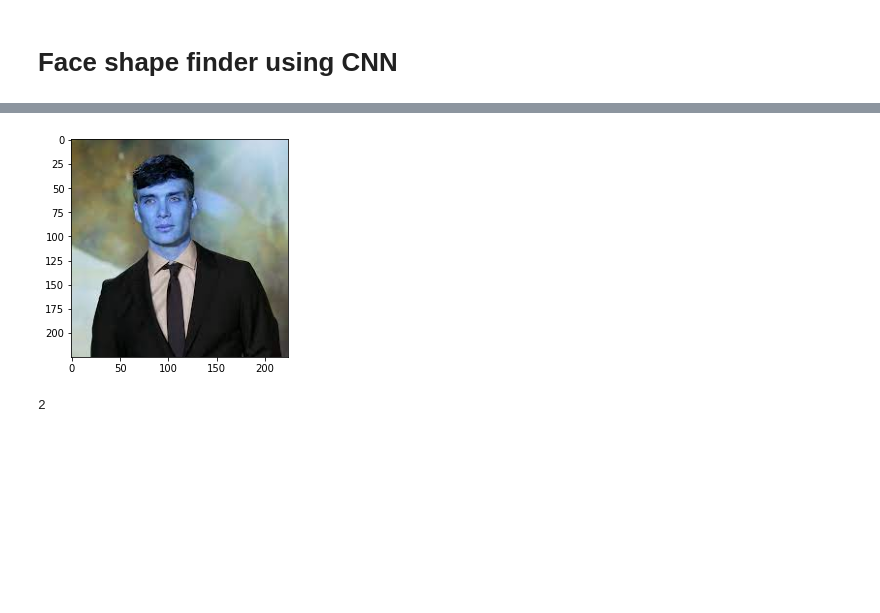
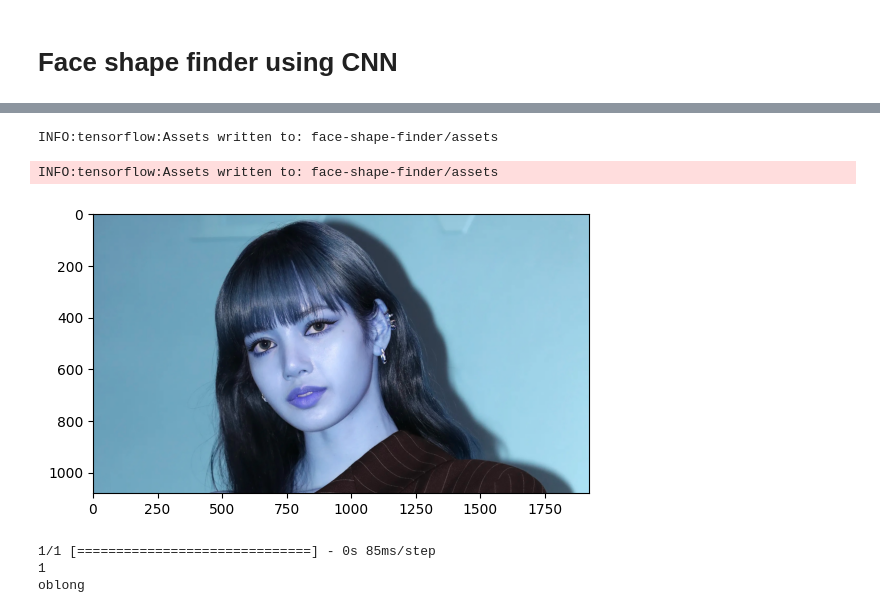
Before and after one commit to jacky96923/Hair-Salon-booking-System, a Jupyter notebook: face-shape-finder.ipynb, the cells around one changed output, grey strips where cells are left out. Drawn from its saved outputs; the diff is of its cells as text; code cells hidden in the pictures; blank space fills up the shorter version.

```diff
--- a/face-shape-finder.ipynb
+++ b/face-shape-finder.ipynb
@@ -48,5 +43,5 @@ train_dataset.class_indices
 # %%
-classess = ['diamond','heart','oblong','oval','round','square','triangle']
+classess = ['heart','oblong','oval','round','square']
 # %% [markdown]
 # Face shape finder using ANN
 # %%
@@ -54,7 +49,7 @@ ann = models.Sequential([
         layers.Flatten(input_shape=(200,200,3)),
         layers.Dense(3000, activation='relu'),
         layers.Dense(1000, activation='relu'),
-        layers.Dense(7, activation='softmax')
+        layers.Dense(5, activation='softmax')
     ])
 
 ann.compile(optimizer='SGD',
@@ -67,5 +72,5 @@ ImportError: Could not import PIL.Image. The use of `load_img` requires PIL.
 # %%
-img = cv2.imread("../input/face-shape-classification/face shape detector/diamond/download (10).jpg")
+img = cv2.imread("./test/me_photo.jpg")
 plt.imshow(img)
 plt.show()
 img = cv2.resize(img,(200,200))
@@ -92,7 +98,7 @@ cnn.add(tf.keras.layers.Conv2D(filters=32,padding='same',strides=2,kernel_size=3
 cnn.add(tf.keras.layers.MaxPool2D(pool_size=2))
 
 cnn.add(tf.keras.layers.Flatten())
-cnn.add(tf.keras.layers.Dense(7,activation='softmax'))
+cnn.add(tf.keras.layers.Dense(5,activation='softmax'))
 # %%
 cnn.compile(optimizer='adam',
               loss='sparse_categorical_crossentropy',
@@ -124,12 +130,20 @@ Epoch 10/10
+# %%
+cnn.save('face-shape-finder', overwrite=True)
+# %% [output]
+INFO:tensorflow:Assets written to: face-shape-finder/assets
+INFO:tensorflow:Assets written to: face-shape-finder/assets
 # %%
-img = cv2.imread("../input/face-shape-classification/face shape detector/diamond/download (10).jpg")
+img = cv2.imread("./test/lisa.jpeg")
 plt.imshow(img)
 plt.show()
 img = cv2.resize(img,(200,200))
 img = np.reshape(img,[1,200,200,3])
 classes = cnn.predict(img)
 print(np.argmax(classes))
+print(classess[z])
 # %% [output]
-[figure, old version]
+[figure, new version]
-2
+1/1 [==============================] - 0s 85ms/step
+1
+oblong
 # %%
```
Also changed, not shown: parts of 12 cells of this notebook, 9 other files.
